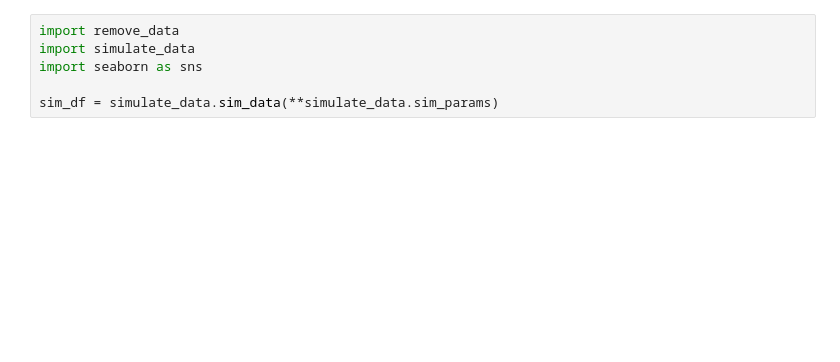
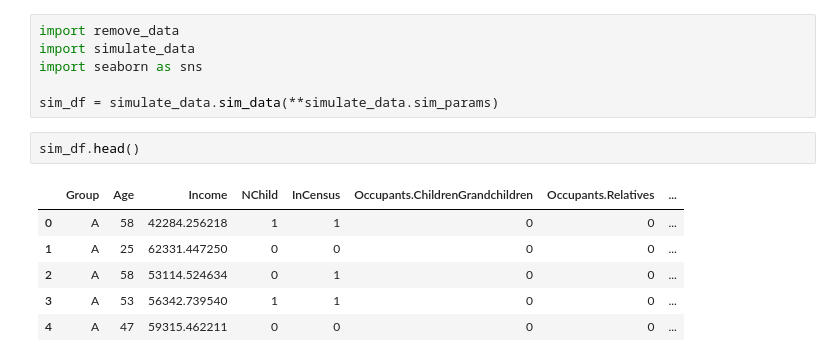
Before and after one commit to Beau-Smit/missing-data, a Jupyter notebook: SimVisualization.ipynb, the cells around one changed output. Saved outputs shown, nothing was run; the diff lists cells and outputs as text; blank space fills up the shorter version.

```diff
--- a/SimVisualization.ipynb
+++ b/SimVisualization.ipynb
@@ -4,6 +4,15 @@ import simulate_data
 import seaborn as sns
 
 sim_df = simulate_data.sim_data(**simulate_data.sim_params)
+# %%
+sim_df.head()
+# %% [output]
+|  | Group | Age | Income | NChild | InCensus | Occupants.ChildrenGrandchildren | Occupants.Relatives | ... |
+| 0 | A | 58 | 42284.256218 | 1 | 1 | 0 | 0 | ... |
+| 1 | A | 25 | 62331.447250 | 0 | 0 | 0 | 0 | ... |
+| 2 | A | 58 | 53114.524634 | 0 | 1 | 0 | 0 | ... |
+| 3 | A | 53 | 56342.739540 | 1 | 1 | 0 | 0 | ... |
+| 4 | A | 47 | 59315.462211 | 0 | 0 | 0 | 0 | ... |
 # %%
 sns.lineplot(data = sim_df, x = 'Age', y = 'NChild')
 # %% [output]
```
Also changed, not shown: parts of 6 cells of this notebook, 2 other files.
